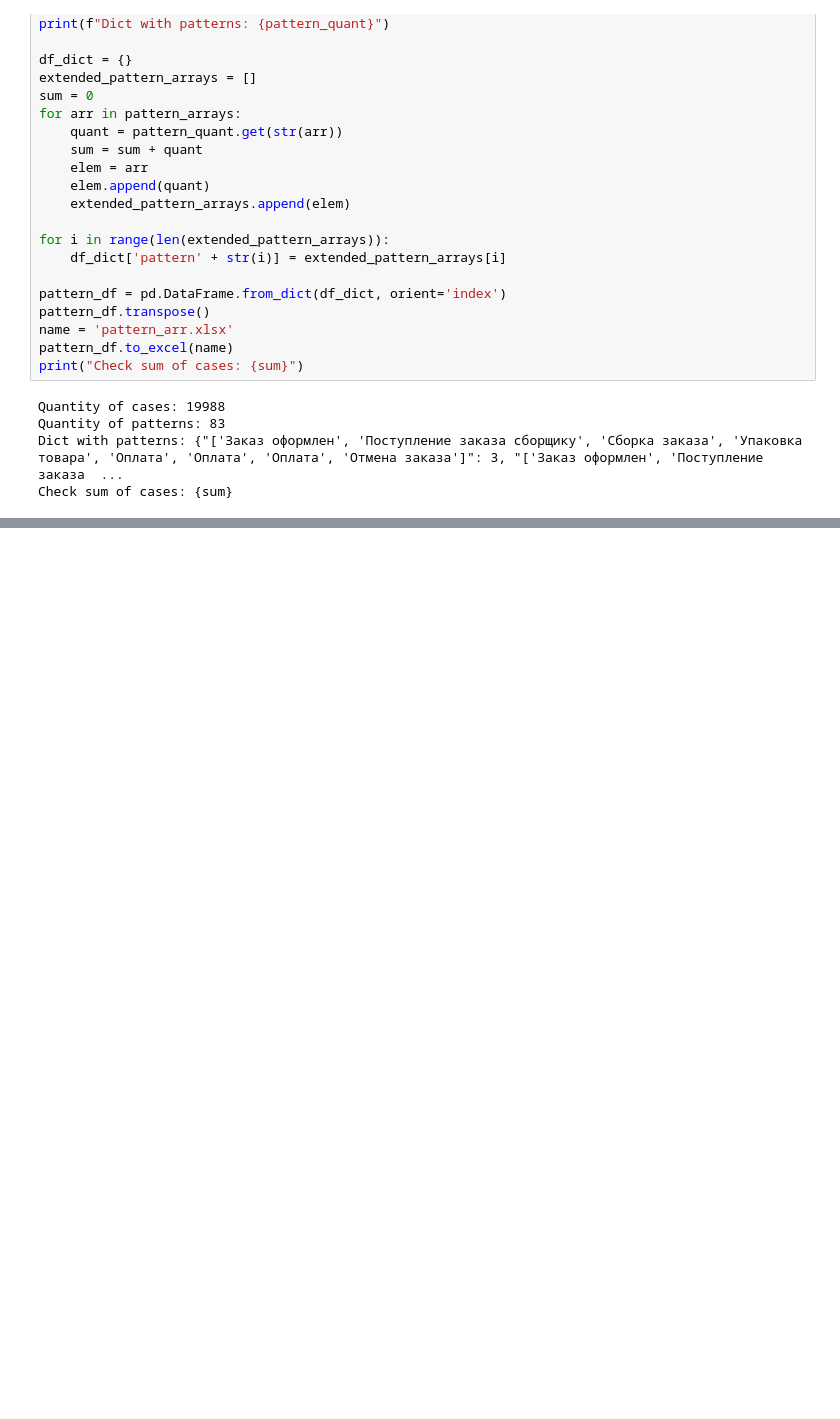
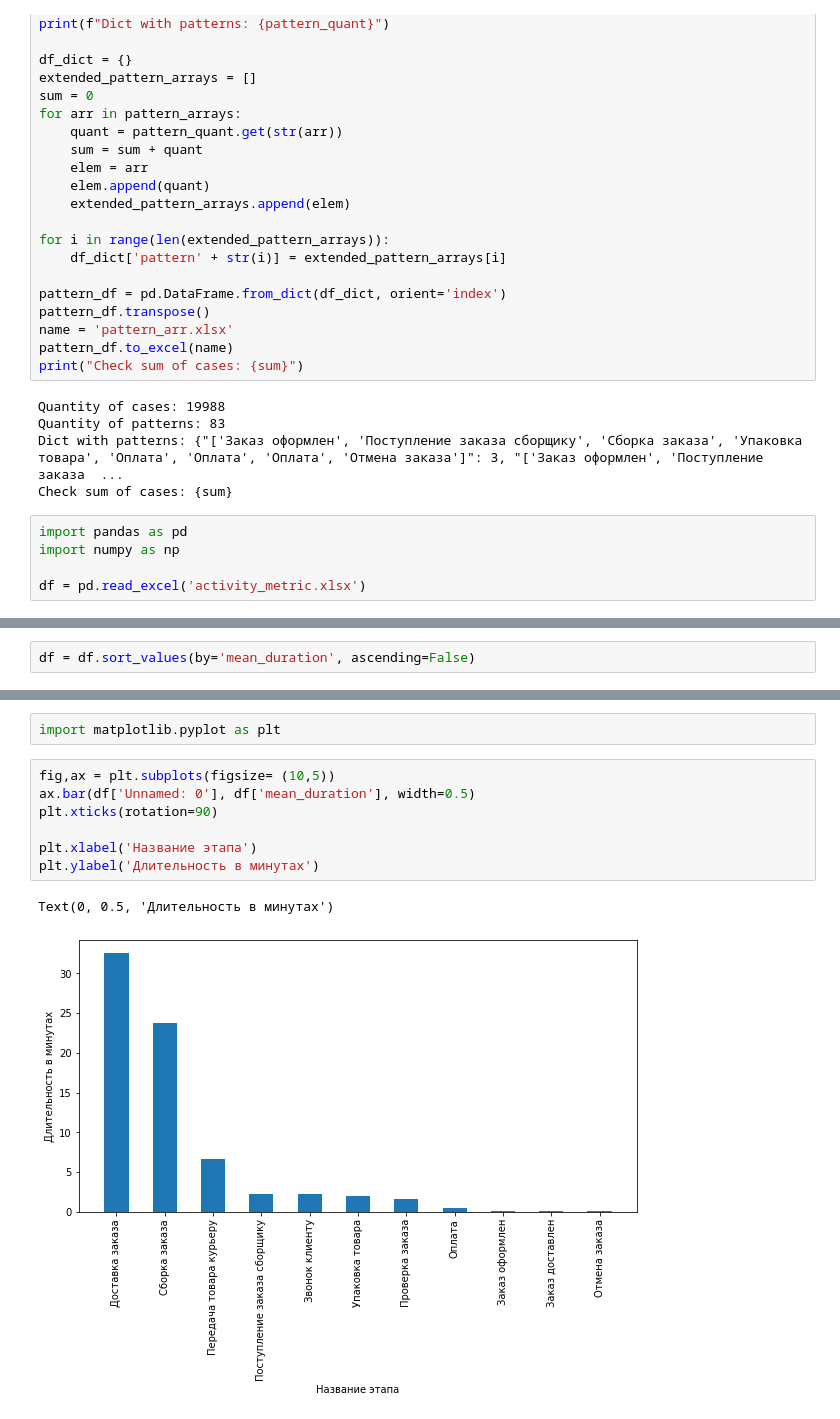
Before and after one commit to Sibonji/SPARTA, a Jupyter notebook: work.ipynb, the cells around one changed output, grey strips where cells are left out. Cells and saved outputs as stored; diff of their text form; blank space fills up the shorter version.

```diff
--- a/work.ipynb
+++ b/work.ipynb
@@ -148,3 +148,8 @@ Quantity of cases: 19988
 Quantity of patterns: 83
 Dict with patterns: {"['Заказ оформлен', 'Поступление заказа сборщику', 'Сборка заказа', 'Упаковка товара', 'Оплата', 'Оплата', 'Оплата', 'Отмена заказа']": 3, "['Заказ оформлен', 'Поступление заказа  ...
 Check sum of cases: {sum}
+# %%
+import pandas as pd
+import numpy as np
+
+df = pd.read_excel('activity_metric.xlsx')
@@ -150,0 +171,2 @@ Check sum of cases: {sum}
+# %%
+df = df.sort_values(by='mean_duration', ascending=False)
@@ -150,0 +188,12 @@ Check sum of cases: {sum}
+# %%
+import matplotlib.pyplot as plt
+# %%
+fig,ax = plt.subplots(figsize= (10,5))
+ax.bar(df['Unnamed: 0'], df['mean_duration'], width=0.5)
+plt.xticks(rotation=90)
+
+plt.xlabel('Название этапа')
+plt.ylabel('Длительность в минутах')
+# %% [output]
+Text(0, 0.5, 'Длительность в минутах')
+[figure, added]
```
Also changed, not shown: parts of 2 cells of this notebook.
